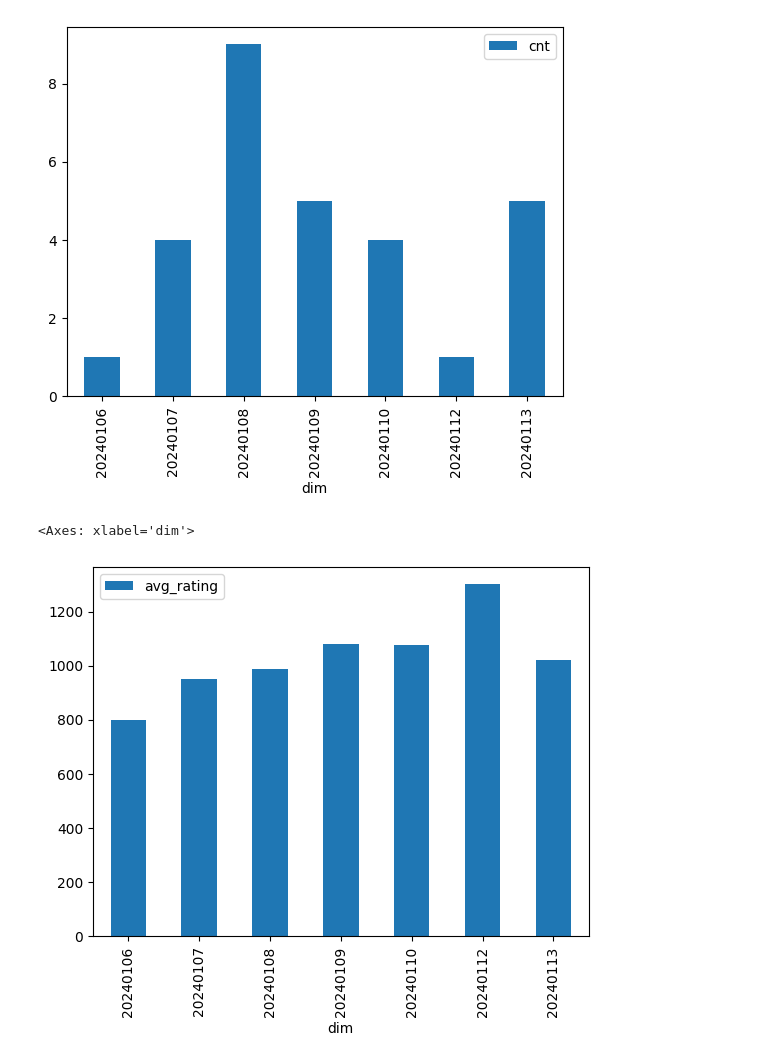
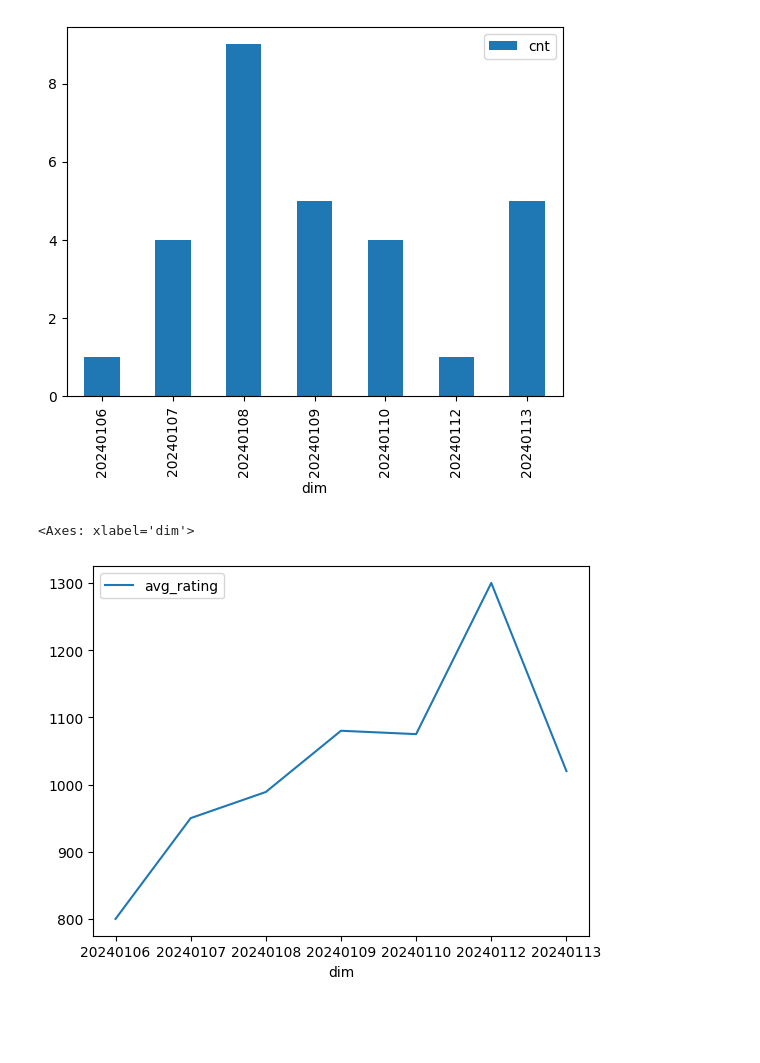
Before and after one commit to sh19910711/memo, a Jupyter notebook: codeforces.com/memo.ipynb, the cells around one changed output. Drawn from its saved outputs; the diff is of its cells as text; code cells hidden in the pictures; blank space fills up the shorter version.

```diff
--- a/codeforces.com/memo.ipynb
+++ b/codeforces.com/memo.ipynb
@@ -449,25 +473,25 @@ duckdb.connect().execute(
 # %%
 duckdb.connect().execute(
 '''
     select
         dim,
         avg(rating) as avg_rating,
     from
         (select
             -- strftime(created_at, '%Y%W') as dim,
             strftime(created_at, '%Y%m%d') as dim,
             *
         from
             df5
         where
             year(created_at) >= 2024
         )
     group by
         dim
     order by
         dim
 '''
-).df().plot.bar(x='dim', y='avg_rating')
+).df().plot.line(x='dim', y='avg_rating')
 # %% [output]
 <Axes: xlabel='dim'>
-[figure, old version]
+[figure, new version]
```
Also changed, not shown: parts of 2 cells of this notebook, 11 other files.
